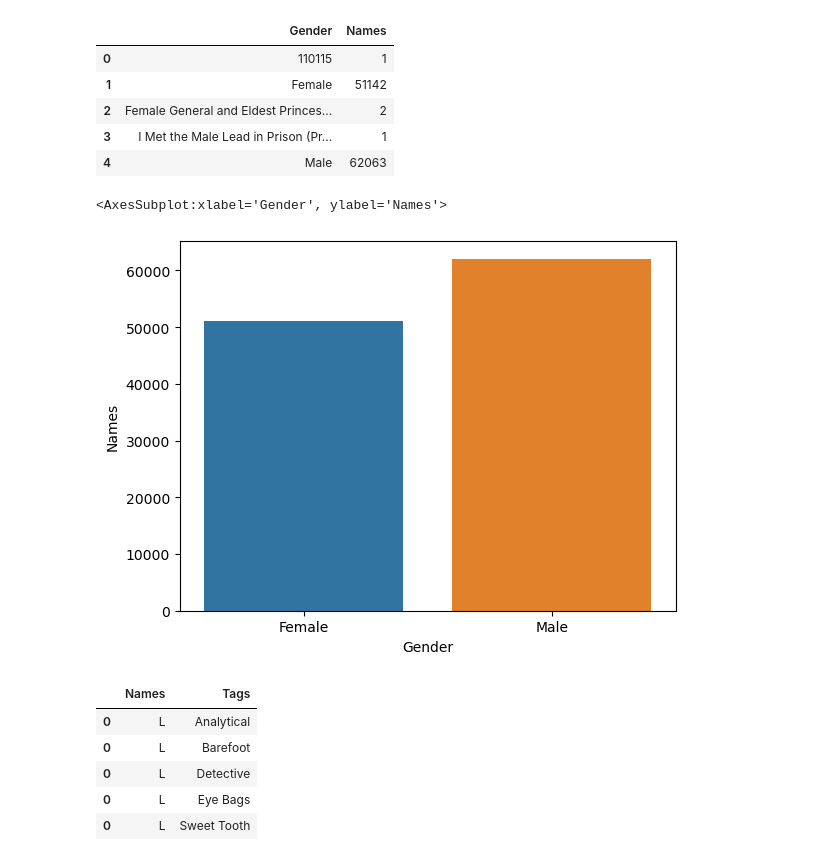
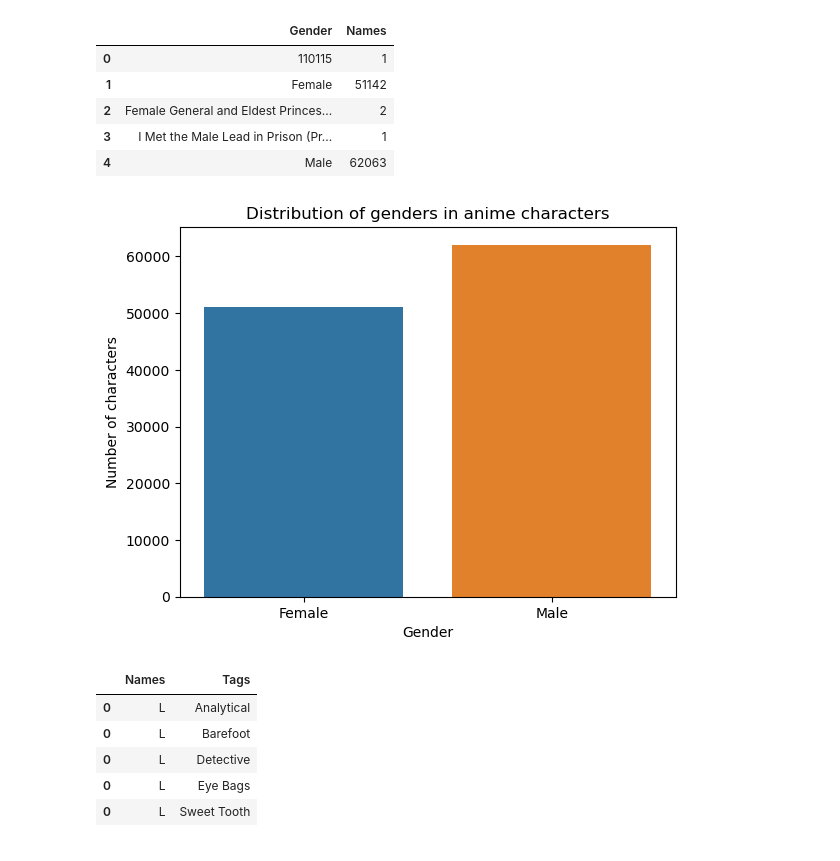
Before and after one commit to com-480-data-visualization/project-2023-vizmoica, a Jupyter notebook: eda_country.ipynb, the cells around one changed output. Drawn from its saved outputs; the diff is of its cells as text; code cells hidden in the pictures.

```diff
--- a/eda_country.ipynb
+++ b/eda_country.ipynb
@@ -15,6 +15,7 @@ from typing import Optional
 from pathlib import Path
 
 data = Path('data')
+plotPath = Path('plots')
 # %%
 users = pd.read_csv(data / "UserList.csv")
 users["user_id"].nunique(), users["location"].nunique()
@@ -763,13 +781,14 @@ df_sum_genre.head()
 # %%
 plt.figure(figsize=(20, 10))
-sns.barplot(
+plot = sns.barplot(
     x="count_anime",
     y="genre",
-    data=df_sum_genre,
-    order=df_sum_genre["genre"].unique(),
+    data=df_sum_genre[df_sum_genre['count_anime'] >= 120],
+    order=df_sum_genre[df_sum_genre['count_anime'] >= 120]["genre"].unique(),
 )
 plt.title("Number of anime per genre")
 plt.xlabel("Number of anime")
 plt.ylabel("Genre")
 plt.show()
+plot.get_figure().savefig(data / plotPath / "Number of anime per genre.png")
 # %% [output]
@@ -808,9 +827,11 @@ dfGender.head(5)
 | 4 | Male | 62063 |
 # %%
 sns.barplot(data = dfGender[dfGender["Names"] > 10], x = "Gender", y= "Names")
+plt.title("Distribution of genders in anime characters")
+plt.ylabel("Number of characters")
+plot.get_figure().savefig(data / plotPath / "Distribution of genders in anime characters.png")
 # %% [output]
-<AxesSubplot:xlabel='Gender', ylabel='Names'>
-[figure, old version]
+[figure, new version]
 # %%
 dfChar = dfChar[["Names","Tags"]]
 dfChar.dropna(inplace=True)
```
Also changed, not shown: parts of 11 cells of this notebook, 6 other files.
